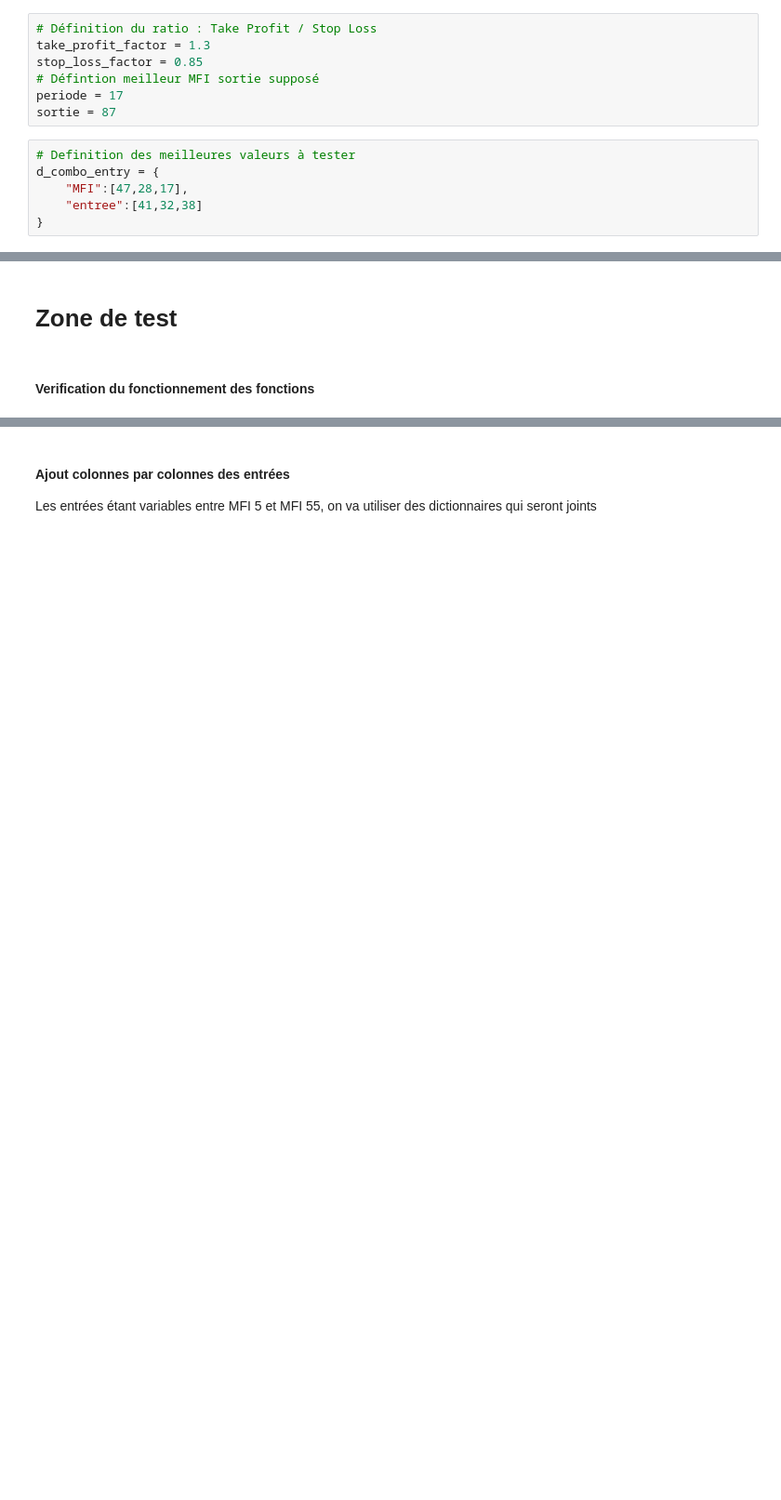
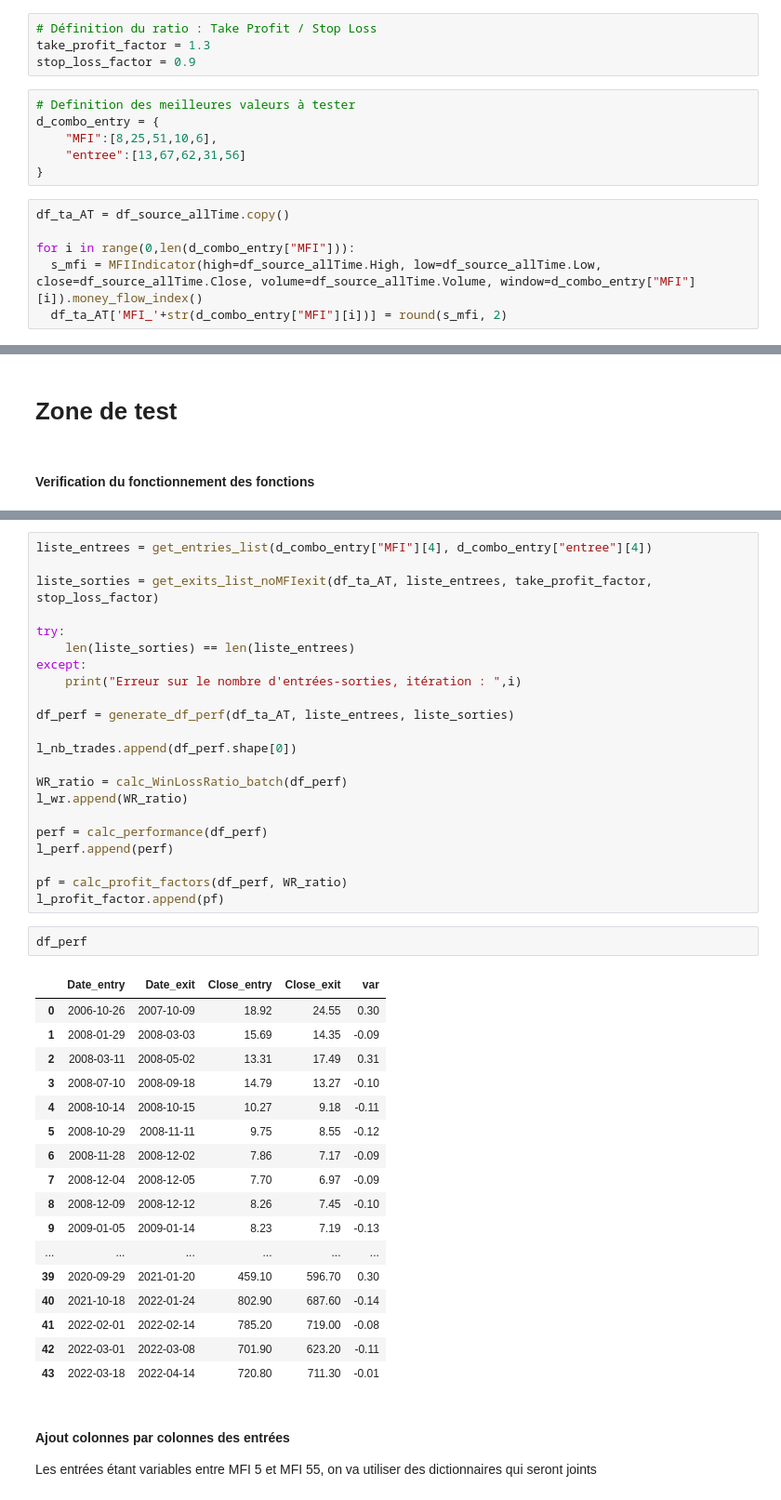
Before and after one commit to AxelRK200/strategies_backtesting, a Jupyter notebook: Money_Flow_Index/MFI_entry_time_based.ipynb, the cells around one changed output, grey strips where cells are left out. Shown at 93% size. Cells and saved outputs as stored; diff of their text form; blank space fills up the shorter version.

Commit message:
Calculs performance avec Money Management

```diff
--- a/Money_Flow_Index/MFI_entry_time_based.ipynb
+++ b/Money_Flow_Index/MFI_entry_time_based.ipynb
@@ -865,13 +888,16 @@ wr_ratio_AT
 # %%
 # Définition du ratio : Take Profit / Stop Loss
 take_profit_factor = 1.3
-stop_loss_factor = 0.85
-# Défintion meilleur MFI sortie supposé
-periode = 17
-sortie = 87
+stop_loss_factor = 0.9
 # %%
 # Definition des meilleures valeurs à tester
 d_combo_entry = {
-    "MFI":[47,28,17],
-    "entree":[41,32,38]
+    "MFI":[8,25,51,10,6],
+    "entree":[13,67,62,31,56]
 }
+# %%
+df_ta_AT = df_source_allTime.copy()
+
+for i in range(0,len(d_combo_entry["MFI"])):
+  s_mfi = MFIIndicator(high=df_source_allTime.High, low=df_source_allTime.Low, close=df_source_allTime.Close, volume=df_source_allTime.Volume, window=d_combo_entry["MFI"][i]).money_flow_index()
+  df_ta_AT['MFI_'+str(d_combo_entry["MFI"][i])] = round(s_mfi, 2)
@@ -1166,3 +1342,45 @@ print("Win Loss Ratio = ",wr)
+# %%
+liste_entrees = get_entries_list(d_combo_entry["MFI"][4], d_combo_entry["entree"][4])
+
+liste_sorties = get_exits_list_noMFIexit(df_ta_AT, liste_entrees, take_profit_factor, stop_loss_factor)
+
+try:
+    len(liste_sorties) == len(liste_entrees)
+except:
+    print("Erreur sur le nombre d'entrées-sorties, itération : ",i)
+
+df_perf = generate_df_perf(df_ta_AT, liste_entrees, liste_sorties)
+
+l_nb_trades.append(df_perf.shape[0])
+
+WR_ratio = calc_WinLossRatio_batch(df_perf)
+l_wr.append(WR_ratio)
+
+perf = calc_performance(df_perf)
+l_perf.append(perf)
+
+pf = calc_profit_factors(df_perf, WR_ratio)
+l_profit_factor.append(pf)
+# %%
+df_perf
+# %% [output]
+|  | Date_entry | Date_exit | Close_entry | Close_exit | var |
+| 0 | 2006-10-26 | 2007-10-09 | 18.92 | 24.55 | 0.30 |
+| 1 | 2008-01-29 | 2008-03-03 | 15.69 | 14.35 | -0.09 |
+| 2 | 2008-03-11 | 2008-05-02 | 13.31 | 17.49 | 0.31 |
+| 3 | 2008-07-10 | 2008-09-18 | 14.79 | 13.27 | -0.10 |
+| 4 | 2008-10-14 | 2008-10-15 | 10.27 | 9.18 | -0.11 |
+| 5 | 2008-10-29 | 2008-11-11 | 9.75 | 8.55 | -0.12 |
+| 6 | 2008-11-28 | 2008-12-02 | 7.86 | 7.17 | -0.09 |
+| 7 | 2008-12-04 | 2008-12-05 | 7.70 | 6.97 | -0.09 |
+| 8 | 2008-12-09 | 2008-12-12 | 8.26 | 7.45 | -0.10 |
+| 9 | 2009-01-05 | 2009-01-14 | 8.23 | 7.19 | -0.13 |
+| ... | ... | ... | ... | ... | ... |
+| 39 | 2020-09-29 | 2021-01-20 | 459.10 | 596.70 | 0.30 |
+| 40 | 2021-10-18 | 2022-01-24 | 802.90 | 687.60 | -0.14 |
+| 41 | 2022-02-01 | 2022-02-14 | 785.20 | 719.00 | -0.08 |
+| 42 | 2022-03-01 | 2022-03-08 | 701.90 | 623.20 | -0.11 |
+| 43 | 2022-03-18 | 2022-04-14 | 720.80 | 711.30 | -0.01 |
 # %% [markdown]
 #### Ajout colonnes par colonnes des entrées ####
 Les entrées étant variables entre MFI 5 et MFI 55, on va utiliser des dictionnaires qui seront joints
```
Also changed, not shown: parts of 35 cells of this notebook.
